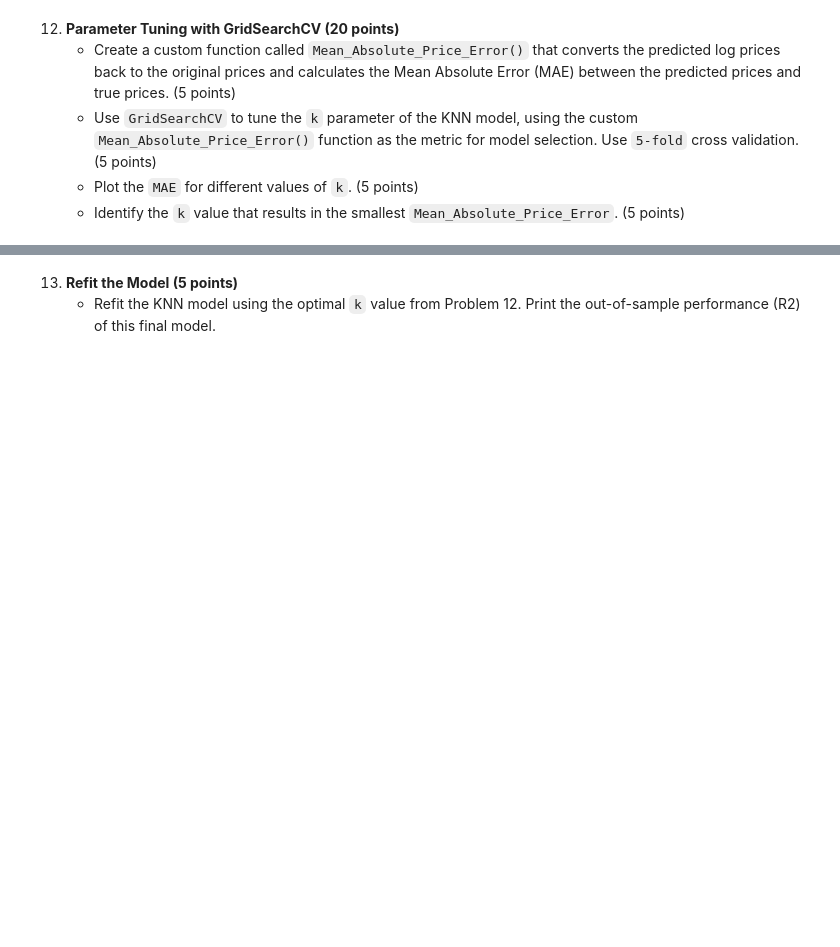
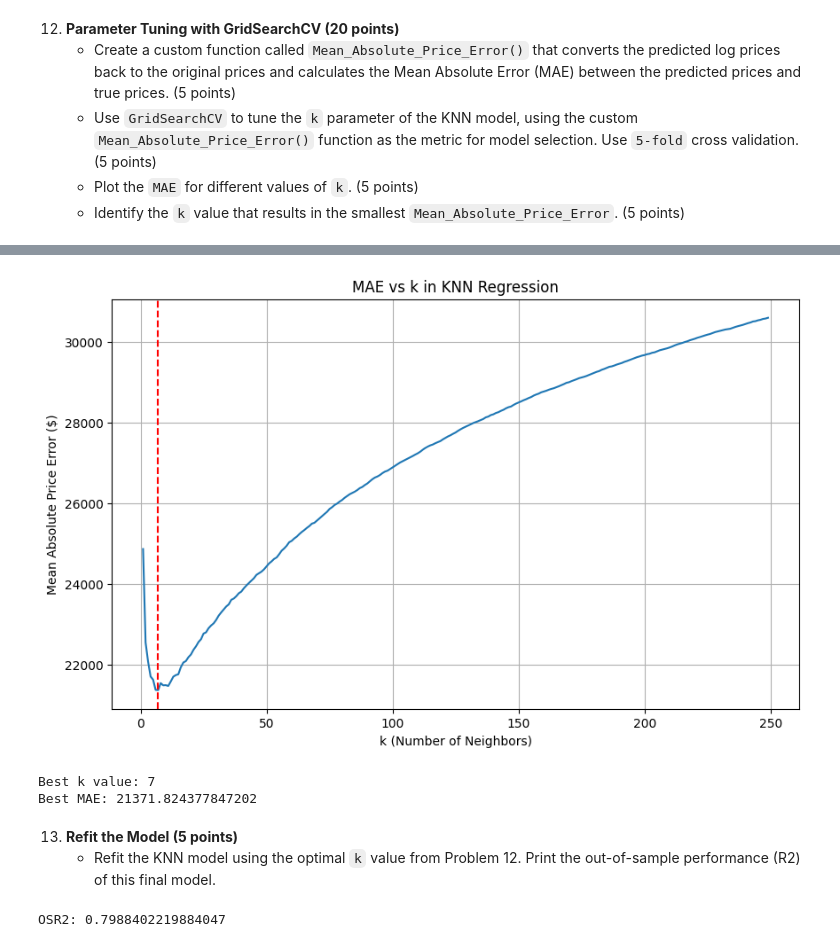
Before and after one commit to ivynangalia/320, a Jupyter notebook: homework/HW6.ipynb, the cells around one changed output, grey strips where cells are left out. Drawn from its saved outputs; the diff is of its cells as text; code cells hidden in the pictures; blank space fills up the shorter version.

```diff
--- a/homework/HW6.ipynb
+++ b/homework/HW6.ipynb
@@ -172,3 +177,13 @@ ValueError: Found input variables with inconsistent numbers of samples: [1935, 8
     - Use `GridSearchCV` to tune the `k` parameter of the KNN model, using the custom `Mean_Absolute_Price_Error()` function as the metric for model selection. Use `5-fold` cross validation. (5 points)
     - Plot the `MAE` for different values of `k`. (5 points)
     - Identify the `k` value that results in the smallest `Mean_Absolute_Price_Error`. (5 points)
+# %%
+def Mean_Absolute_Price_Error(y_test, y_predict):
+    return np.mean(np.abs(np.exp(y_test) - np.exp(y_predict)))
+# %%
+param_grid = {"n_neighbors": np.arange(1, 250)}
+# %%
+gs = GridSearchCV(KNN, param_grid, cv=5, scoring=make_scorer(Mean_Absolute_Price_Error, greater_is_better=False))
+gs.fit(X_train_scaled, y_train)
+
+optimal_k = gs.best_params_["n_neighbors"]
@@ -175,3 +208,30 @@ ValueError: Found input variables with inconsistent numbers of samples: [1935, 8
+# %%
+# Plot MAE vs k values
+plt.figure(figsize=(10, 6))
+plt.plot(param_grid["n_neighbors"], -gs.cv_results_["mean_test_score"], label="Mean Absolute Price Error")
+plt.xlabel("k (Number of Neighbors)")
+
+plt.axvline(x=optimal_k, color='red', linestyle='--')
+
+plt.ylabel("Mean Absolute Price Error ($)")
+plt.title("MAE vs k in KNN Regression")
+plt.grid(True)
+plt.show()
+# %% [output]
+[figure, added]
+# %%
+print(f"Best k value: {gs.best_params_["n_neighbors"]}")
+print(f"Best MAE: {-gs.best_score_}")
+# %% [output]
+Best k value: 7
+Best MAE: 21371.824377847202
 # %% [markdown]
 13. **Refit the Model (5 points)**
     - Refit the KNN model using the optimal `k` value from Problem 12. Print the out-of-sample performance (R2) of this final model.
+# %%
+KNN = KNeighborsRegressor(n_neighbors=optimal_k, metric="cityblock")
+KNN.fit(X_train_scaled, y_train)
+y_predict = KNN.predict(X_test_scaled)
+print(f"OSR2: {OSR2(y_train, y_test, y_predict)}")
+# %% [output]
+OSR2: 0.7988402219884047
```
Also changed, not shown: parts of 10 cells of this notebook, 20 other files.
